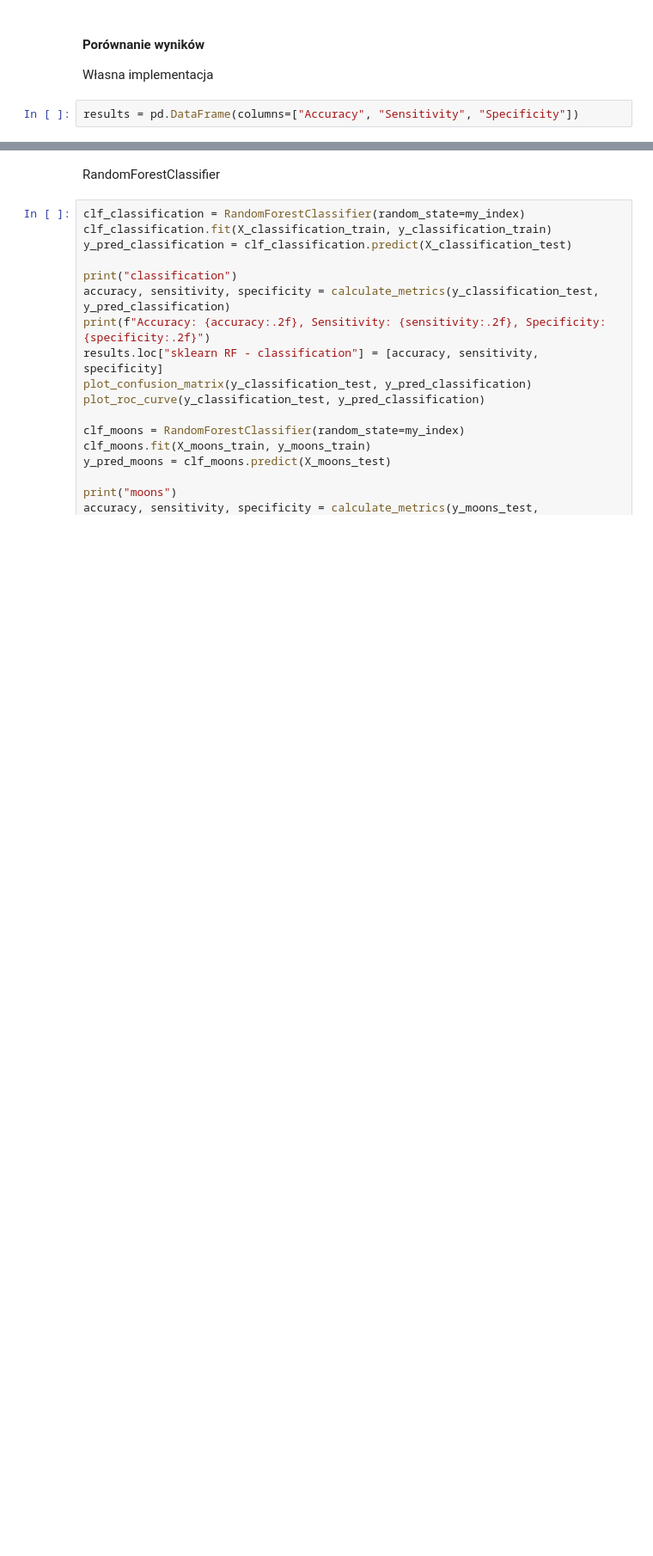
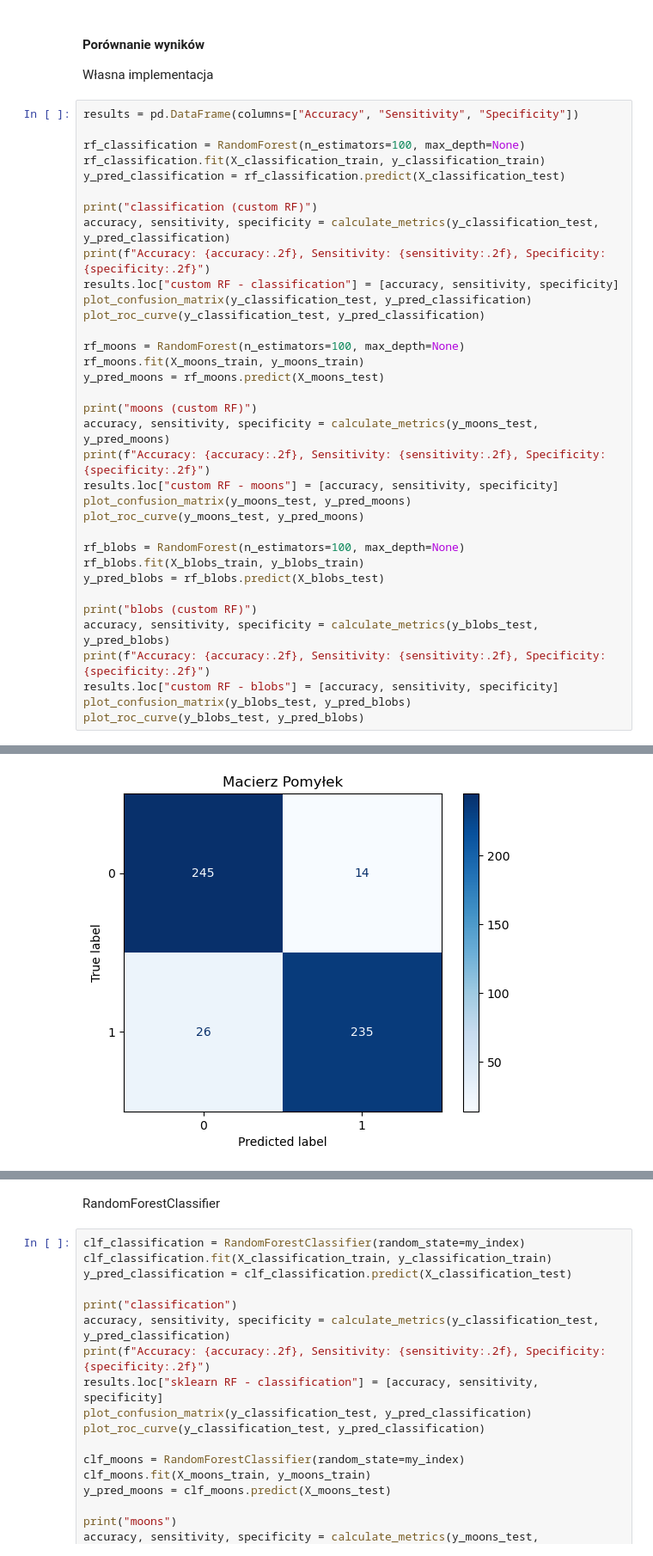
Before and after one commit to Lecrut/ai-ml_studies, a Jupyter notebook: pum/6_259199_Filip_Lecrut.ipynb, the cells around one changed output, grey strips where cells are left out. Shown at 86% size. Drawn from its saved outputs; the diff is of its cells as text; blank space fills up the shorter version.

```diff
--- a/pum/6_259199_Filip_Lecrut.ipynb
+++ b/pum/6_259199_Filip_Lecrut.ipynb
@@ -123,3 +259,37 @@ blobs: (2079, 2) (2079,) (520, 2) (520,)
 Własna implementacja
 # %%
 results = pd.DataFrame(columns=["Accuracy", "Sensitivity", "Specificity"])
+
+rf_classification = RandomForest(n_estimators=100, max_depth=None)
+rf_classification.fit(X_classification_train, y_classification_train)
+y_pred_classification = rf_classification.predict(X_classification_test)
+
+print("classification (custom RF)")
+accuracy, sensitivity, specificity = calculate_metrics(y_classification_test, y_pred_classification)
+print(f"Accuracy: {accuracy:.2f}, Sensitivity: {sensitivity:.2f}, Specificity: {specificity:.2f}")
+results.loc["custom RF - classification"] = [accuracy, sensitivity, specificity]
+plot_confusion_matrix(y_classification_test, y_pred_classification)
+plot_roc_curve(y_classification_test, y_pred_classification)
+
+rf_moons = RandomForest(n_estimators=100, max_depth=None)
+rf_moons.fit(X_moons_train, y_moons_train)
+y_pred_moons = rf_moons.predict(X_moons_test)
+
+print("moons (custom RF)")
+accuracy, sensitivity, specificity = calculate_metrics(y_moons_test, y_pred_moons)
+print(f"Accuracy: {accuracy:.2f}, Sensitivity: {sensitivity:.2f}, Specificity: {specificity:.2f}")
+results.loc["custom RF - moons"] = [accuracy, sensitivity, specificity]
+plot_confusion_matrix(y_moons_test, y_pred_moons)
+plot_roc_curve(y_moons_test, y_pred_moons)
+
+rf_blobs = RandomForest(n_estimators=100, max_depth=None)
+rf_blobs.fit(X_blobs_train, y_blobs_train)
+y_pred_blobs = rf_blobs.predict(X_blobs_test)
+
+print("blobs (custom RF)")
+accuracy, sensitivity, specificity = calculate_metrics(y_blobs_test, y_pred_blobs)
+print(f"Accuracy: {accuracy:.2f}, Sensitivity: {sensitivity:.2f}, Specificity: {specificity:.2f}")
+results.loc["custom RF - blobs"] = [accuracy, sensitivity, specificity]
+plot_confusion_matrix(y_blobs_test, y_pred_blobs)
+plot_roc_curve(y_blobs_test, y_pred_blobs)
+# %% [output]
@@ -125,0 +298 @@ results = pd.DataFrame(columns=["Accuracy", "Sensitivity", "Specificity"])
+[figure, added]
```
Also changed, not shown: parts of 16 cells of this notebook.
